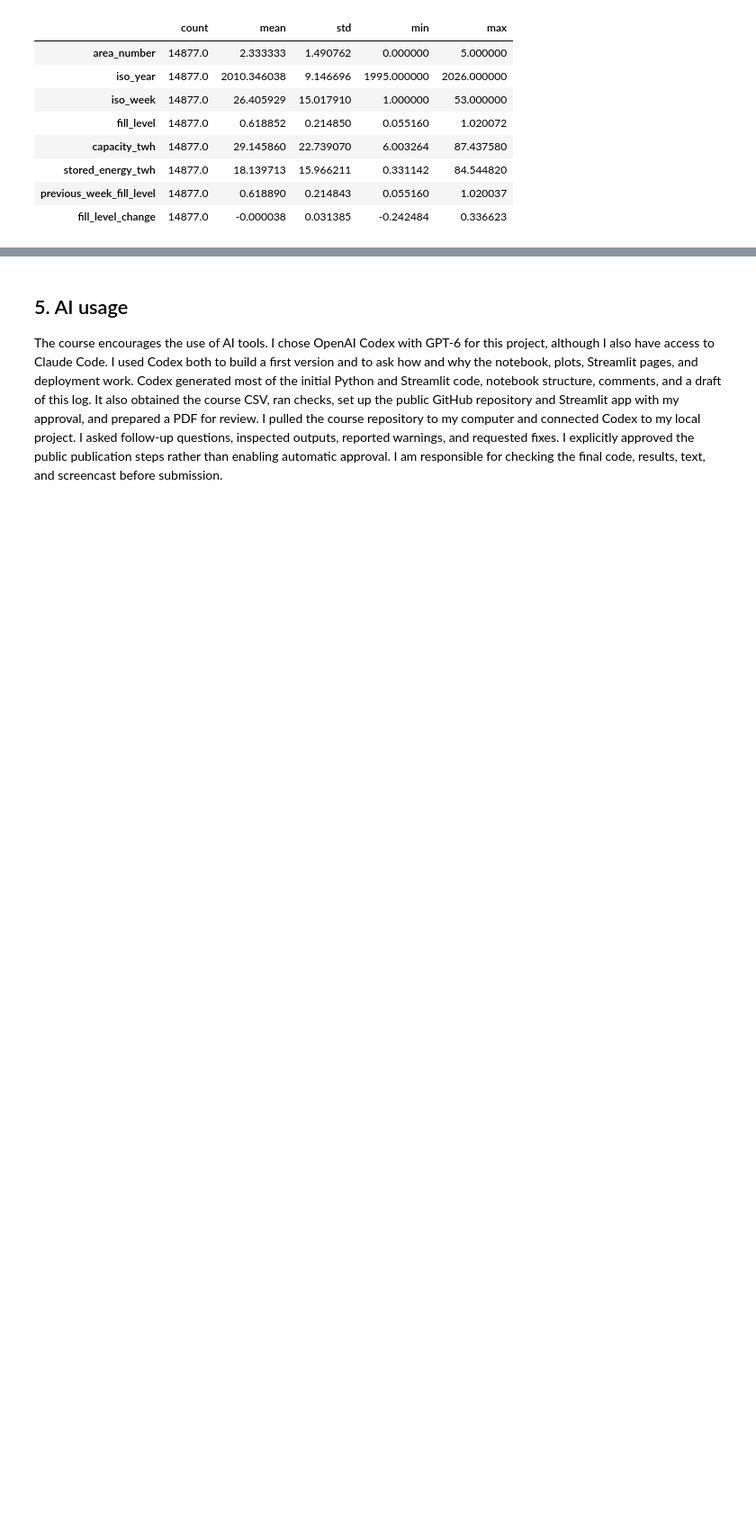
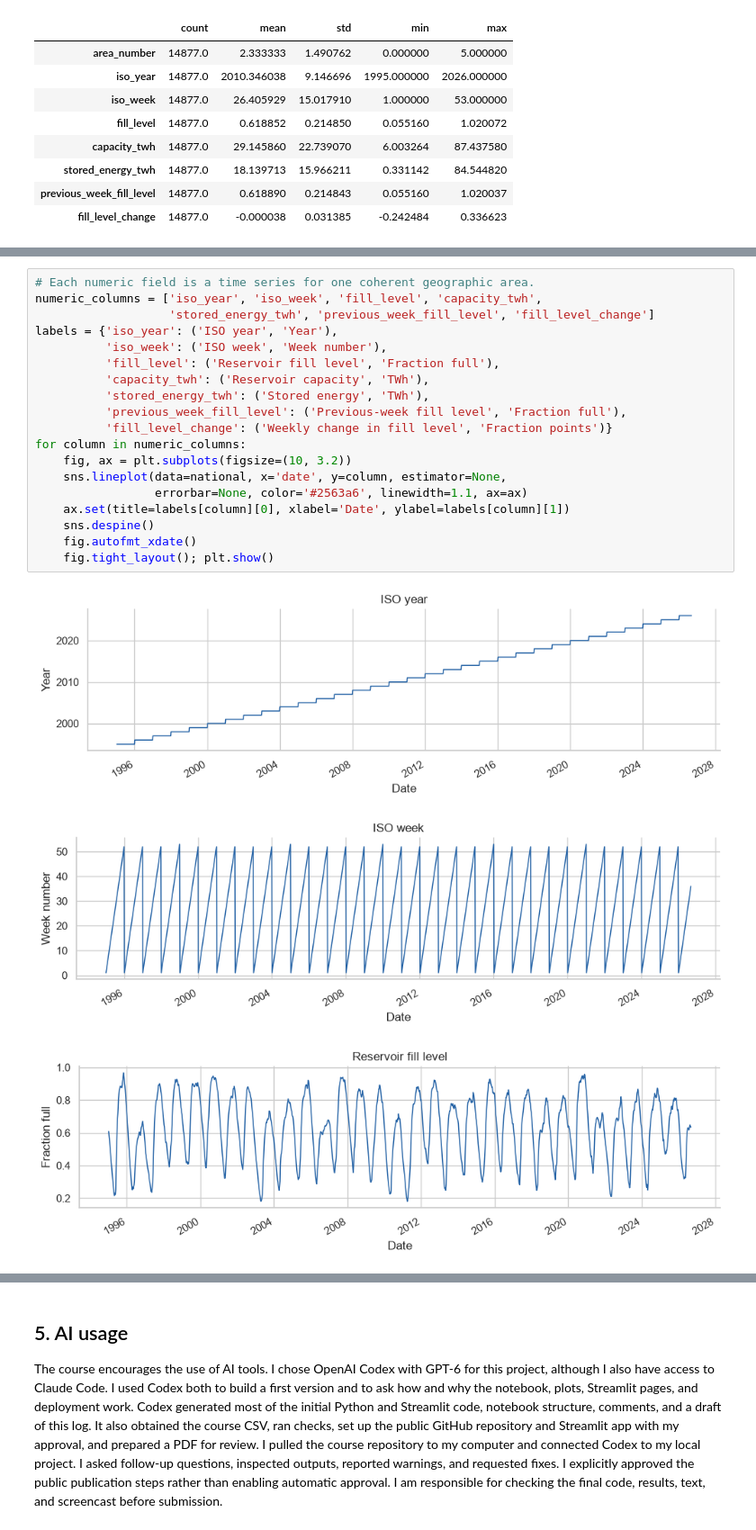
Before and after one commit to yaksh-git/ind320-dashboard-basics-yaksh-git, a Jupyter notebook: dashboard_basics.ipynb, the cells around one changed output, grey strips where cells are left out. Shown at 90% size. Drawn from its saved outputs; the diff is of its cells as text; blank space fills up the shorter version.

```diff
--- a/dashboard_basics.ipynb
+++ b/dashboard_basics.ipynb
@@ -147,0 +139,23 @@ for column in numeric_columns:
+# %%
+# Each numeric field is a time series for one coherent geographic area.
+numeric_columns = ['iso_year', 'iso_week', 'fill_level', 'capacity_twh',
+                   'stored_energy_twh', 'previous_week_fill_level', 'fill_level_change']
+labels = {'iso_year': ('ISO year', 'Year'),
+          'iso_week': ('ISO week', 'Week number'),
+          'fill_level': ('Reservoir fill level', 'Fraction full'),
+          'capacity_twh': ('Reservoir capacity', 'TWh'),
+          'stored_energy_twh': ('Stored energy', 'TWh'),
+          'previous_week_fill_level': ('Previous-week fill level', 'Fraction full'),
+          'fill_level_change': ('Weekly change in fill level', 'Fraction points')}
+for column in numeric_columns:
+    fig, ax = plt.subplots(figsize=(10, 3.2))
+    sns.lineplot(data=national, x='date', y=column, estimator=None,
+                 errorbar=None, color='#2563a6', linewidth=1.1, ax=ax)
+    ax.set(title=labels[column][0], xlabel='Date', ylabel=labels[column][1])
+    sns.despine()
+    fig.autofmt_xdate()
+    fig.tight_layout(); plt.show()
+# %% [output]
+[figure, added]
+[figure, added]
+[figure, added]
```
Also changed, not shown: parts of 15 cells of this notebook, 7 other files.
